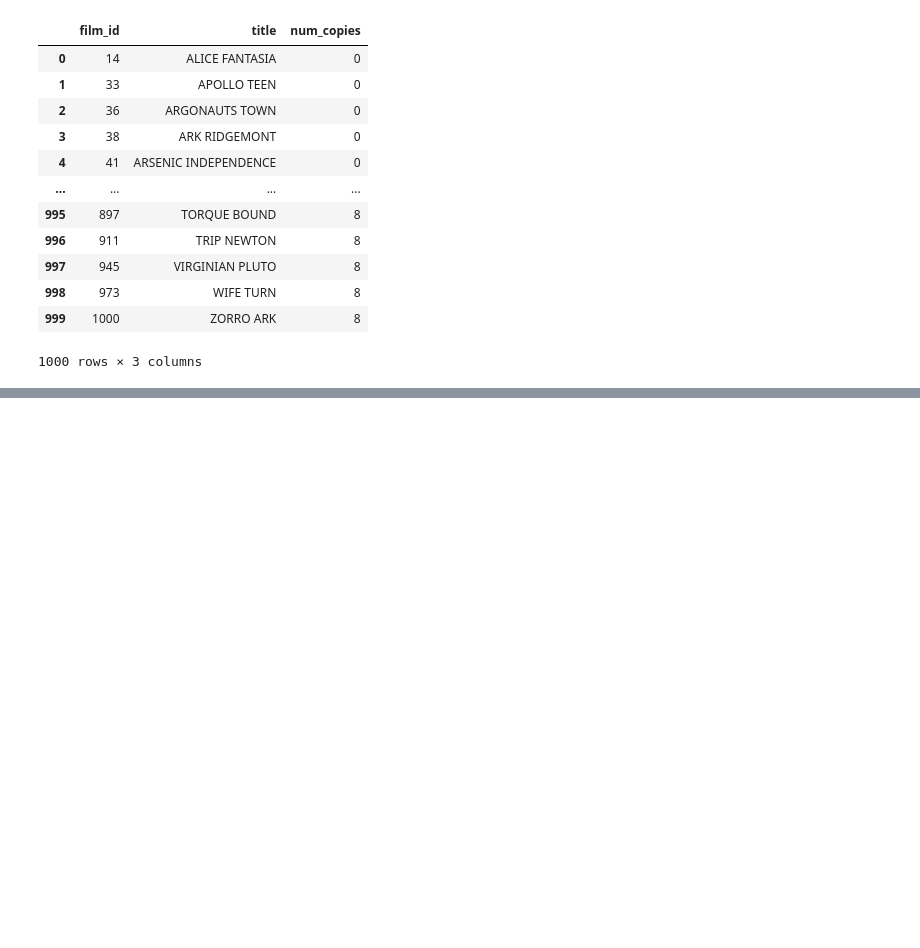
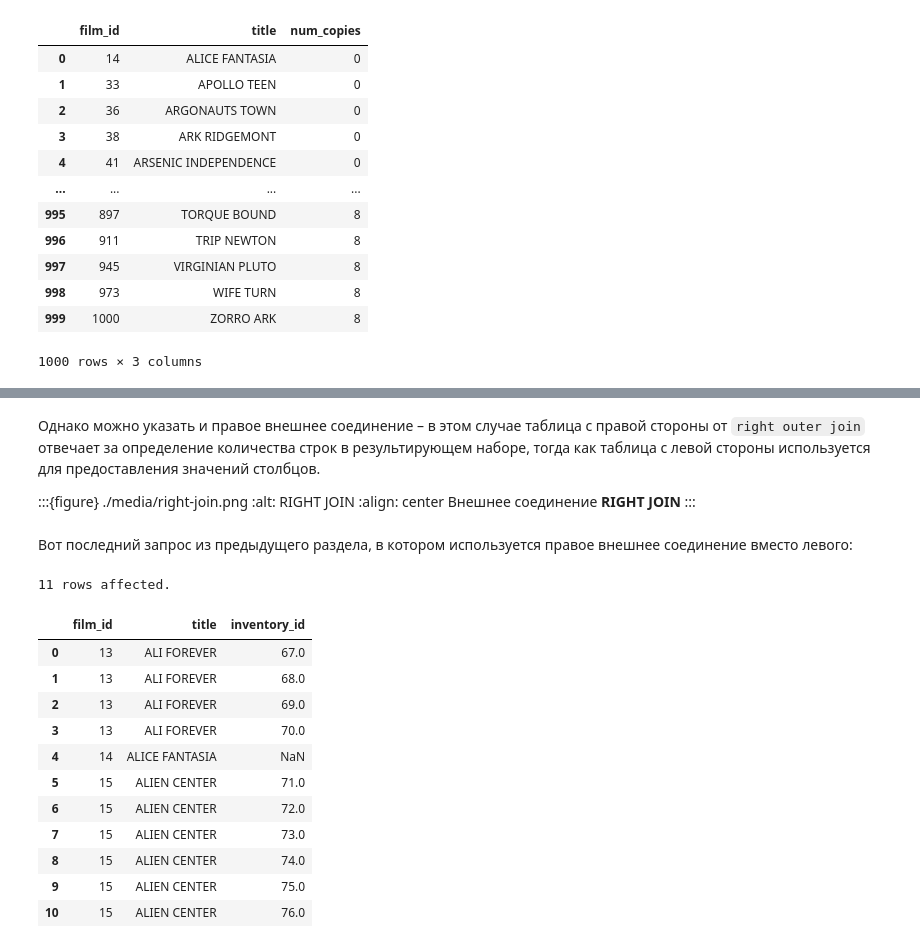
Before and after one commit to magus1968/learning-sql, a Jupyter notebook: docs/chapters/ch10.ipynb, the cells around one changed output, grey strips where cells are left out. Saved outputs shown, nothing was run; the diff lists cells and outputs as text; code cells hidden in the pictures; blank space fills up the shorter version.

```diff
--- a/docs/chapters/ch10.ipynb
+++ b/docs/chapters/ch10.ipynb
@@ -137,0 +207,34 @@ ORDER BY num_copies;
+# %% [markdown]
+Однако можно указать и правое внешнее соединение – в этом случае таблица с правой стороны от `right outer join` отвечает за определение количества строк в результирующем наборе, тогда как таблица с левой стороны используется для предоставления значений столбцов.
+
+:::{figure} ./media/right-join.png
+:alt: RIGHT JOIN
+:align: center
+Внешнее соединение **RIGHT JOIN**
+:::
+# %% [markdown]
+Вот последний запрос из предыдущего раздела, в котором используется правое внешнее соединение вместо левого:
+# %%
+%%sql
+SELECT
+    f.film_id,
+    f.title,
+    i.inventory_id
+FROM inventory i
+    RIGHT OUTER JOIN film f
+        ON f.film_id = i.film_id
+WHERE f.film_id BETWEEN 13 AND 15;
+# %% [output]
+11 rows affected.
+|  | film_id | title | inventory_id |
+| 0 | 13 | ALI FOREVER | 67.0 |
+| 1 | 13 | ALI FOREVER | 68.0 |
+| 2 | 13 | ALI FOREVER | 69.0 |
+| 3 | 13 | ALI FOREVER | 70.0 |
+| 4 | 14 | ALICE FANTASIA | NaN |
+| 5 | 15 | ALIEN CENTER | 71.0 |
+| 6 | 15 | ALIEN CENTER | 72.0 |
+| 7 | 15 | ALIEN CENTER | 73.0 |
+| 8 | 15 | ALIEN CENTER | 74.0 |
+| 9 | 15 | ALIEN CENTER | 75.0 |
+| 10 | 15 | ALIEN CENTER | 76.0 |
```
Also changed, not shown: parts of 17 cells of this notebook, 5 other files.
